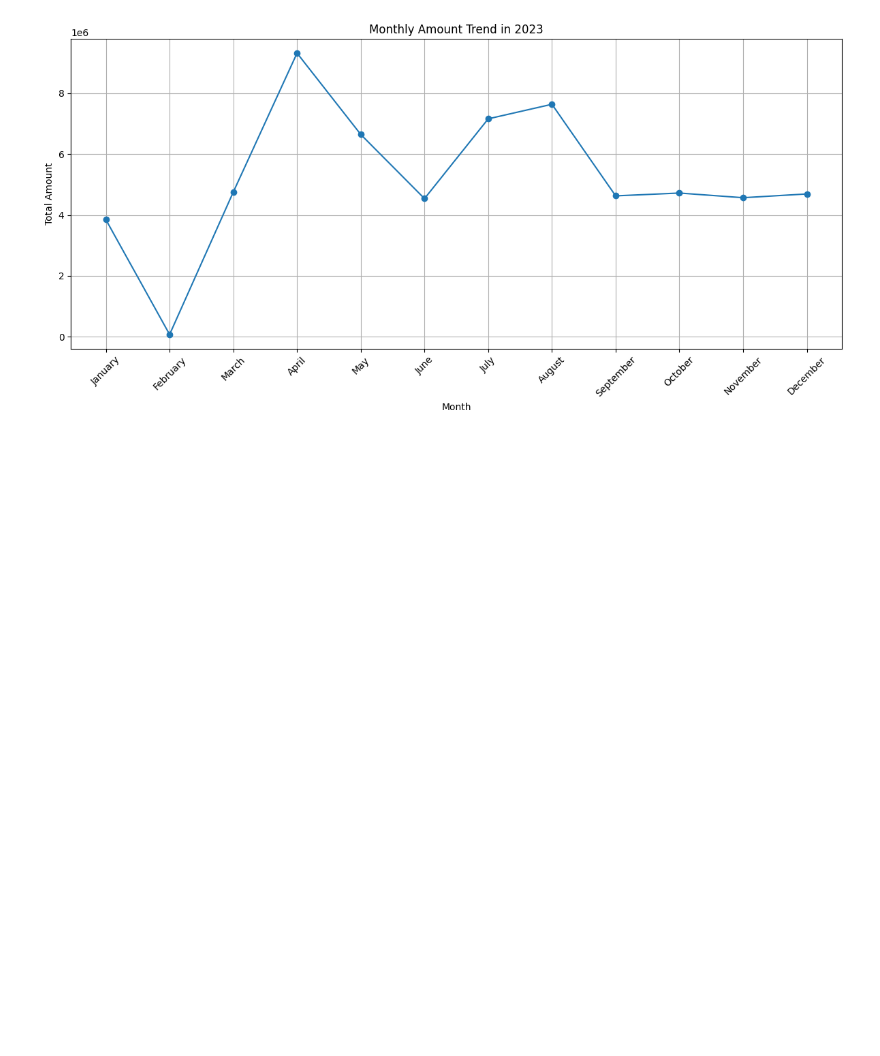
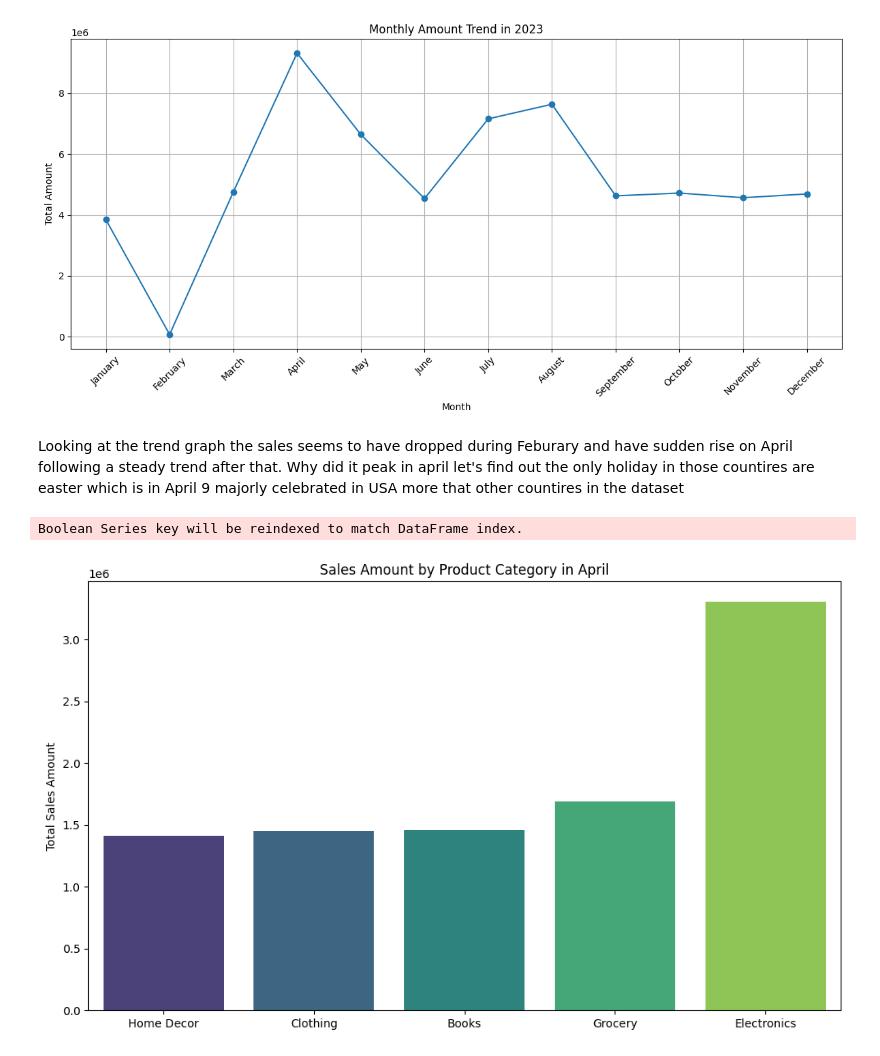
Before and after one commit to BipinNeupane/Spending-pattern-Analysis, a Jupyter notebook: notebook.ipynb, the cells around one changed output. Saved outputs shown, nothing was run; the diff lists cells and outputs as text; code cells hidden in the pictures; blank space fills up the shorter version.

```diff
--- a/notebook.ipynb
+++ b/notebook.ipynb
@@ -253,3 +253,23 @@ plt.xticks(rotation=45)
 plt.tight_layout()
 # %% [output]
 [figure]
+# %% [markdown]
+Looking at the trend graph the sales seems to have dropped during Feburary and have sudden rise on April following a steady trend after that. Why did it peak in april let's find out the only holiday in those countires are easter which is in April 9 majorly celebrated in USA more that other countires in the dataset
+# %%
+# finding out why the sales peaked in april
+df_peak = df_2023[df['Month'] == 'April']
+df_products = df_peak.groupby('Product_Category')['Amount'].sum().sort_values().reset_index()
+# %% [output]
+Boolean Series key will be reindexed to match DataFrame index.
+# %%
+# Plotting
+plt.figure(figsize=(10, 6))
+sns.barplot(data=df_products, x='Product_Category', y='Amount', palette='viridis')
+plt.title('Sales Amount by Product Category in April')
+plt.xlabel('')
+plt.ylabel('Total Sales Amount')
+plt.xticks(rotation=0)
+plt.tight_layout()
+plt.show()
+# %% [output]
+[figure, added]
```
Also changed, not shown: parts of 4 cells of this notebook.
